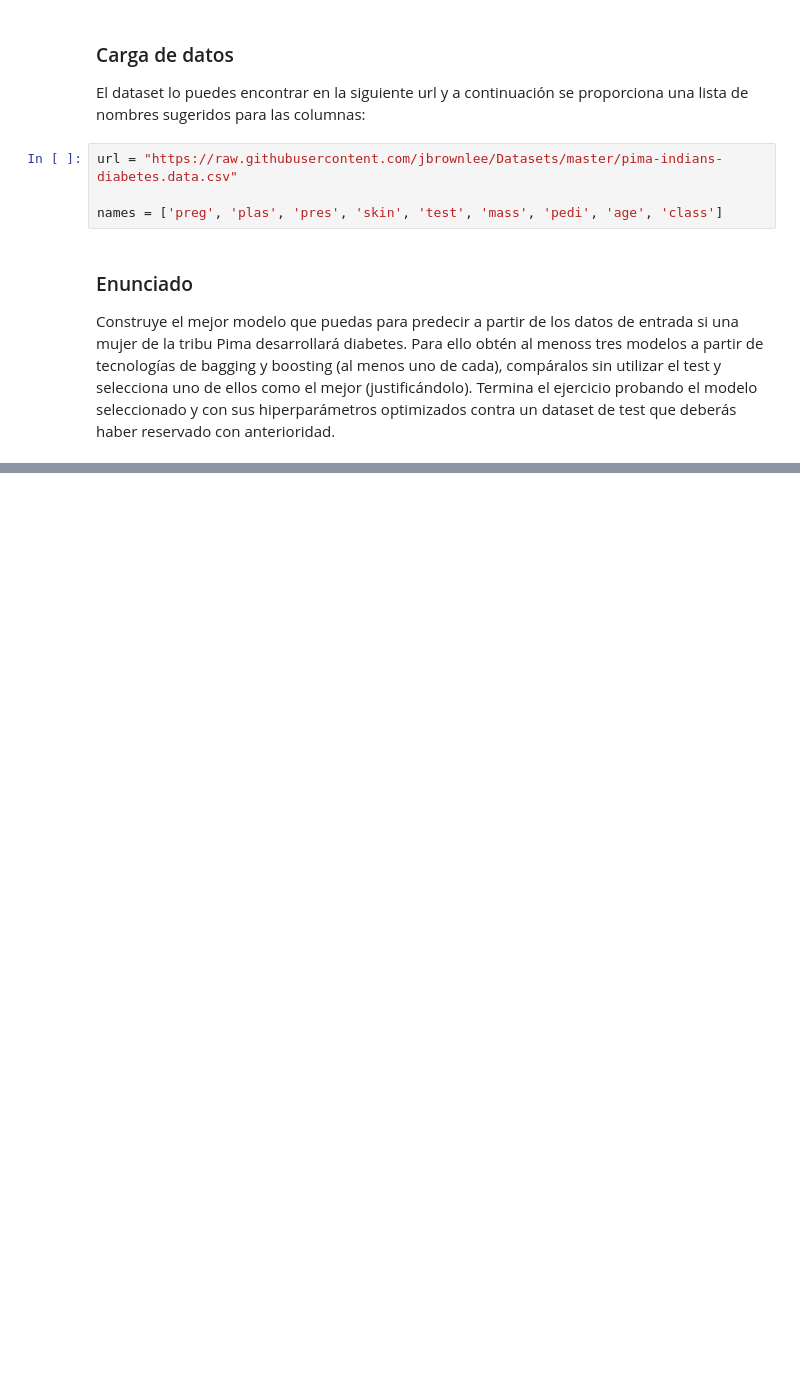
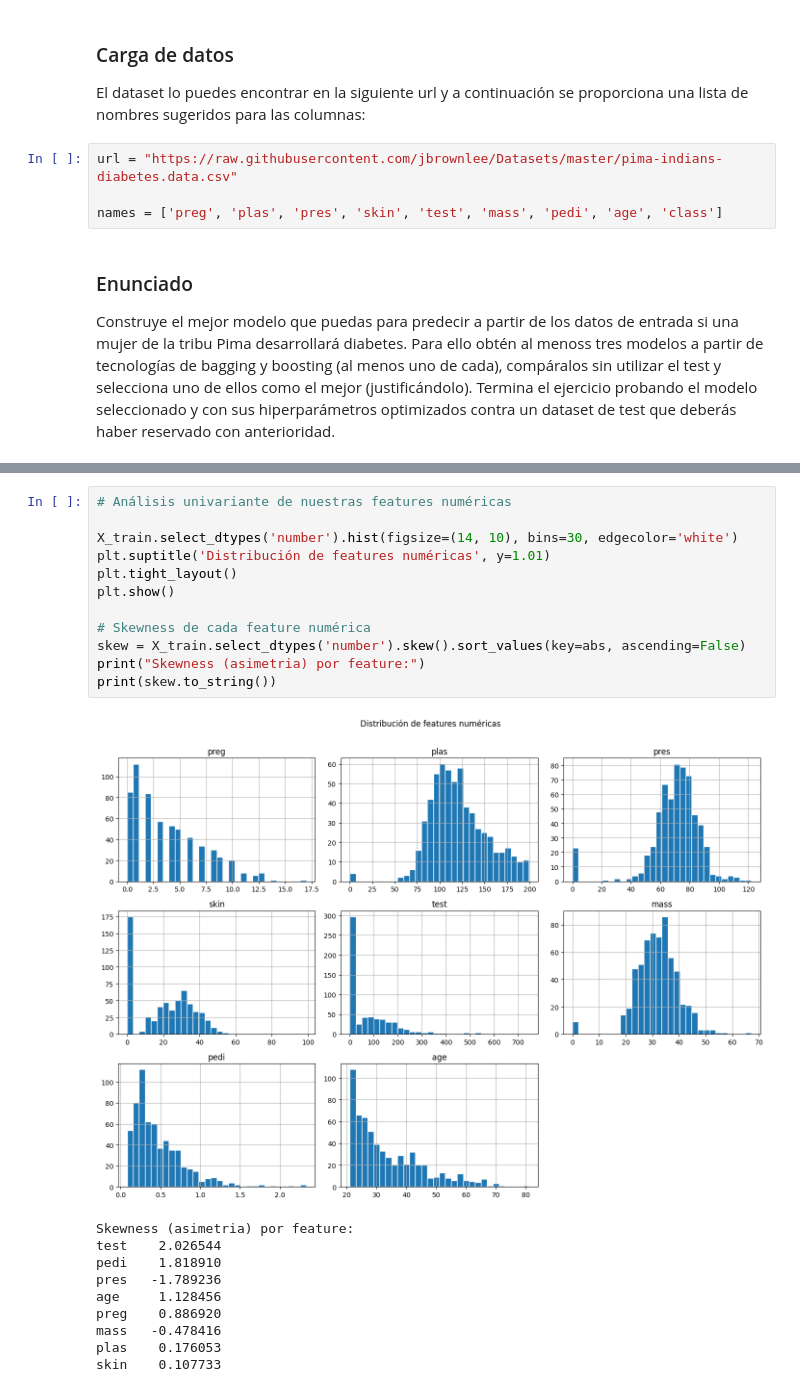
Before and after one commit to MHHsim/DS-Online-Marta-Harana, a Jupyter notebook: 04_Machine_Learning/Sprint_11/Unidad_02_ML_Supervisado_Bagging_Boosting/03_Practica_Obligatoria/18_Practica_Obligatoria_Ensembles.ipynb, the cells around one changed output, grey strips where cells are left out. Drawn from its saved outputs; the diff is of its cells as text; blank space fills up the shorter version.

```diff
--- a/04_Machine_Learning/Sprint_11/Unidad_02_ML_Supervisado_Bagging_Boosting/03_Practica_Obligatoria/18_Practica_Obligatoria_Ensembles.ipynb
+++ b/04_Machine_Learning/Sprint_11/Unidad_02_ML_Supervisado_Bagging_Boosting/03_Practica_Obligatoria/18_Practica_Obligatoria_Ensembles.ipynb
@@ -90,0 +278,23 @@ Construye el mejor modelo que puedas para predecir a partir de los datos de entr
+# %%
+# Análisis univariante de nuestras features numéricas
+
+X_train.select_dtypes('number').hist(figsize=(14, 10), bins=30, edgecolor='white')
+plt.suptitle('Distribución de features numéricas', y=1.01)
+plt.tight_layout()
+plt.show()
+
+# Skewness de cada feature numérica
+skew = X_train.select_dtypes('number').skew().sort_values(key=abs, ascending=False)
+print("Skewness (asimetria) por feature:")
+print(skew.to_string())
+# %% [output]
+[figure, added]
+Skewness (asimetria) por feature:
+test    2.026544
+pedi    1.818910
+pres   -1.789236
+age     1.128456
+preg    0.886920
+mass   -0.478416
+plas    0.176053
+skin    0.107733
```
Also changed, not shown: parts of 25 cells of this notebook, 5 other files.
